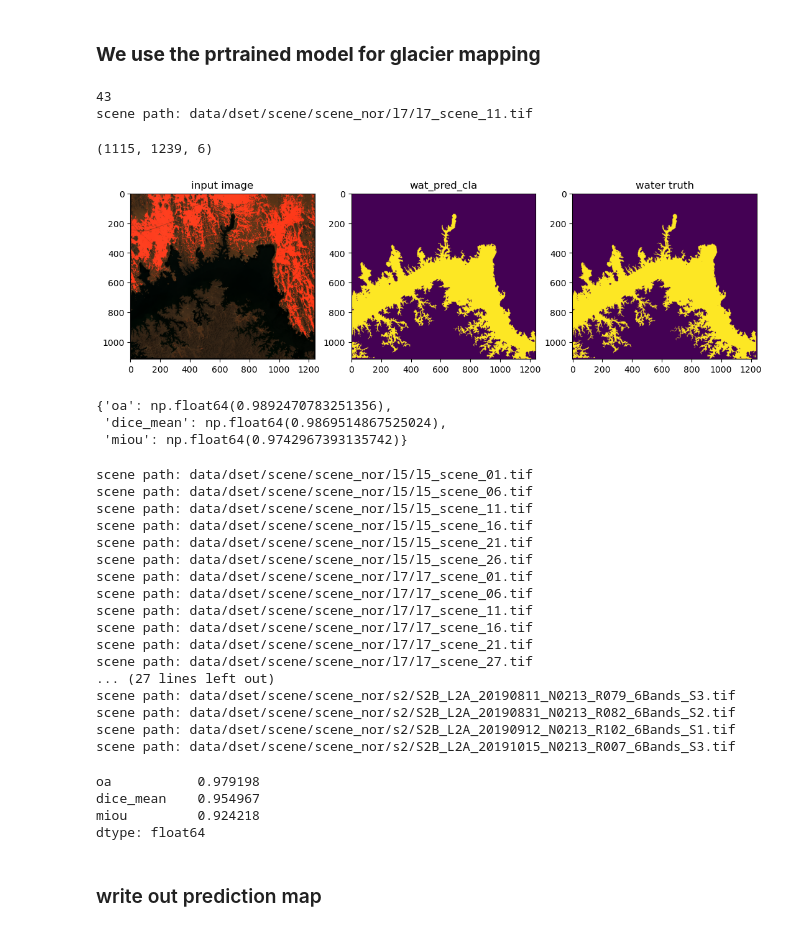
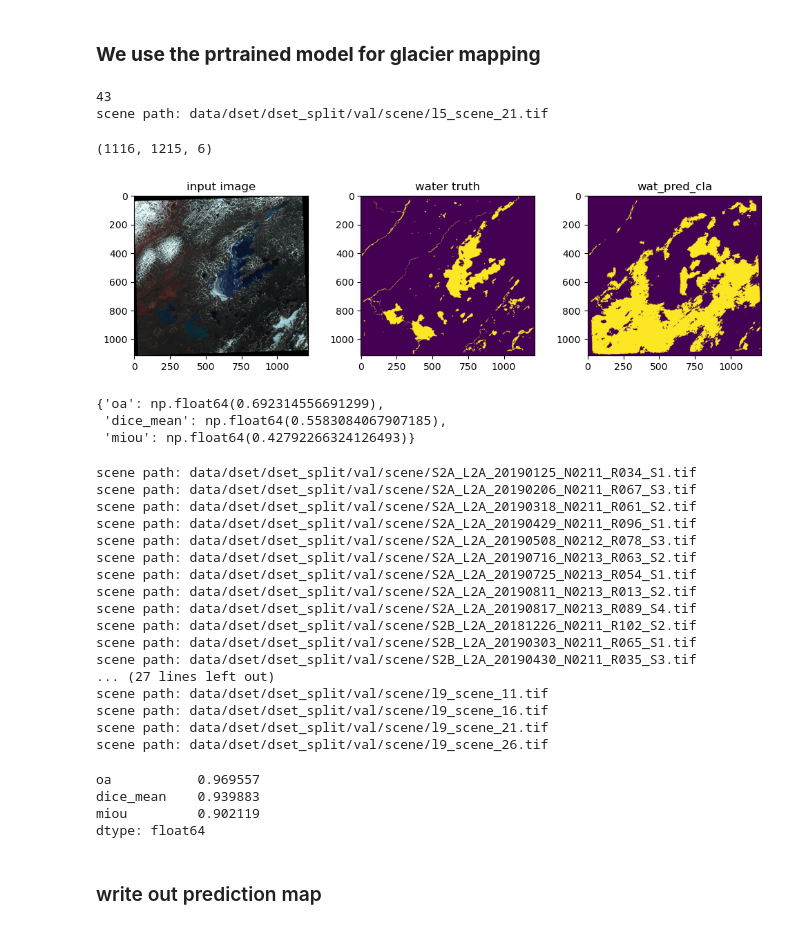
Before and after one commit to Hydrological-Observation-Group/WatSet, a Jupyter notebook: notebooks/5_water_infer.ipynb, the cells around one changed output. Cells and saved outputs as stored; diff of their text form; code cells hidden in the pictures.

```diff
--- a/notebooks/5_water_infer.ipynb
+++ b/notebooks/5_water_infer.ipynb
@@ -10,23 +11,28 @@ from pyrsimg import imsShow
 from notebooks import config
 from pyrsimg import img2patch
 from utils.metrics import metrics_segm
+# %%
+dir_val_scene = 'data/dset/dset_split/val/scene'
+dir_val_truth = 'data/dset/dset_split/val/truth'
+paths_val_scene = sorted(glob(dir_val_scene+'/*'))
+paths_val_truth = sorted(glob(dir_val_truth+'/*'))
 # %%
 ## load trained model
-path_trained_model = 'model/trained/seg_models/unet_weights.pth'
+path_trained_model = 'model/trained/unet_09268.pth'
 model = unet(num_bands=6)
 model.load_state_dict(torch.load(path_trained_model, weights_only=True))
 model.eval();  ##
 # %%
 ## data prepare: choose one scene for inference
-print(len(config.paths_scene_val))
-id = np.random.randint(0, len(config.paths_scene_val))
-# id = 4
-path_scene = config.paths_scene_val[id]
-path_truth = config.paths_truth_val[id]
+print(len(paths_val_scene))
+# id = np.random.randint(0, len(paths_val_scene))
+id = 23
+path_scene = paths_val_scene[id]
+path_truth = paths_val_truth[id]
 print('scene path:', path_scene)
 # %% [output]
 43
-scene path: data/dset/scene/scene_nor/l7/l7_scene_11.tif
+scene path: data/dset/dset_split/val/scene/l5_scene_21.tif
 # %%
 with rio.open(path_truth) as truth_rio:
     truth_arr = truth_rio.read(1)  # (H,W)
@@ -36,7 +42,7 @@ with rio.open(path_scene) as scene_rio:
     scene_arr = scene_arr.transpose((1, 2, 0))  # (H,W,C)
 scene_arr.shape
 # %% [output]
-(1115, 1239, 6)
+(1116, 1215, 6)
 # %%
 def model_infer(scene_arr, model):
     ### image to patches
@@ -59,11 +65,13 @@ def model_infer(scene_arr, model):
 wat_pred_cla = model_infer(scene_arr=scene_arr, model=model)
 # %%
 ### show the results
-imsShow([scene_arr, wat_pred_cla, truth_arr], clip_list=[2, 2, 0, 0],
-        img_name_list = ['input image', 'wat_pred_cla', 'water truth'],
-         figsize=(13, 4));
+imsShow([scene_arr, truth_arr, wat_pred_cla],
+        clip_list=[2, 2, 0],
+        color_bands_list = [[3,2,1], [0,0,0], [0,0,0]],
+        img_name_list = ['input image', 'water truth', 'wat_pred_cla'],
+        figsize=(12, 3));
 # %% [output]
-[figure, old version]
+[figure, new version]
 # %%
 metrics_sg = metrics_segm(cla_map=wat_pred_cla,
                           truth_map=truth_arr,
@@ -74,12 +82,12 @@ metrics_gla = {'oa': metrics_sg.oa,
                'miou': metrics_sg.iou['labels_mean']}
 metrics_gla
 # %% [output]
-{'oa': np.float64(0.9892470783251356),
- 'dice_mean': np.float64(0.9869514867525024),
- 'miou': np.float64(0.9742967393135742)}
+{'oa': np.float64(0.692314556691299),
+ 'dice_mean': np.float64(0.5583084067907185),
+ 'miou': np.float64(0.42792266324126493)}
 # %%
 metrics_scenes = {}
-for path_scene, path_truth in zip(config.paths_scene_val, config.paths_truth_val):
+for path_scene, path_truth in zip(paths_val_scene, paths_val_truth):
     print('scene path:', path_scene)
     with rio.open(path_truth) as truth_rio:
         truth_arr = truth_rio.read(1)  # (H,W)
@@ -94,31 +102,31 @@ for path_scene, path_truth in zip(config.paths_scene_val, config.paths_truth_val
                    'miou': metrics_sg.iou['labels_mean']}
     metrics_scenes[path_scene.split('/')[-1].split('.')[0]] = metrics
 # %% [output]
-scene path: data/dset/scene/scene_nor/l5/l5_scene_01.tif
-scene path: data/dset/scene/scene_nor/l5/l5_scene_06.tif
-scene path: data/dset/scene/scene_nor/l5/l5_scene_11.tif
-scene path: data/dset/scene/scene_nor/l5/l5_scene_16.tif
-scene path: data/dset/scene/scene_nor/l5/l5_scene_21.tif
-scene path: data/dset/scene/scene_nor/l5/l5_scene_26.tif
-scene path: data/dset/scene/scene_nor/l7/l7_scene_01.tif
-scene path: data/dset/scene/scene_nor/l7/l7_scene_06.tif
-scene path: data/dset/scene/scene_nor/l7/l7_scene_11.tif
-scene path: data/dset/scene/scene_nor/l7/l7_scene_16.tif
-scene path: data/dset/scene/scene_nor/l7/l7_scene_21.tif
-scene path: data/dset/scene/scene_nor/l7/l7_scene_27.tif
+scene path: data/dset/dset_split/val/scene/S2A_L2A_20190125_N0211_R034_S1.tif
+scene path: data/dset/dset_split/val/scene/S2A_L2A_20190206_N0211_R067_S3.tif
+scene path: data/dset/dset_split/val/scene/S2A_L2A_20190318_N0211_R061_S2.tif
+scene path: data/dset/dset_split/val/scene/S2A_L2A_20190429_N0211_R096_S1.tif
+scene path: data/dset/dset_split/val/scene/S2A_L2A_20190508_N0212_R078_S3.tif
+scene path: data/dset/dset_split/val/scene/S2A_L2A_20190716_N0213_R063_S2.tif
+scene path: data/dset/dset_split/val/scene/S2A_L2A_20190725_N0213_R054_S1.tif
+scene path: data/dset/dset_split/val/scene/S2A_L2A_20190811_N0213_R013_S2.tif
+scene path: data/dset/dset_split/val/scene/S2A_L2A_20190817_N0213_R089_S4.tif
+scene path: data/dset/dset_split/val/scene/S2B_L2A_20181226_N0211_R102_S2.tif
+scene path: data/dset/dset_split/val/scene/S2B_L2A_20190303_N0211_R065_S1.tif
+scene path: data/dset/dset_split/val/scene/S2B_L2A_20190430_N0211_R035_S3.tif
 ... (27 lines left out)
-scene path: data/dset/scene/scene_nor/s2/S2B_L2A_20190811_N0213_R079_6Bands_S3.tif
-scene path: data/dset/scene/scene_nor/s2/S2B_L2A_20190831_N0213_R082_6Bands_S2.tif
-scene path: data/dset/scene/scene_nor/s2/S2B_L2A_20190912_N0213_R102_6Bands_S1.tif
-scene path: data/dset/scene/scene_nor/s2/S2B_L2A_20191015_N0213_R007_6Bands_S3.tif
+scene path: data/dset/dset_split/val/scene/l9_scene_11.tif
+scene path: data/dset/dset_split/val/scene/l9_scene_16.tif
+scene path: data/dset/dset_split/val/scene/l9_scene_21.tif
+scene path: data/dset/dset_split/val/scene/l9_scene_26.tif
 # %%
 df_metrics_scenes = pd.DataFrame.from_dict(metrics_scenes, orient='index')
-df_metrics_scenes
+# df_metrics_scenes
 df_metrics_scenes.mean()
 # %% [output]
-oa           0.979198
-dice_mean    0.954967
-miou         0.924218
+oa           0.969557
+dice_mean    0.939883
+miou         0.902119
 dtype: float64
 # %% [markdown]
 ### write out prediction map
```
Also changed, not shown: parts of 2 cells of this notebook, 12 other files.
